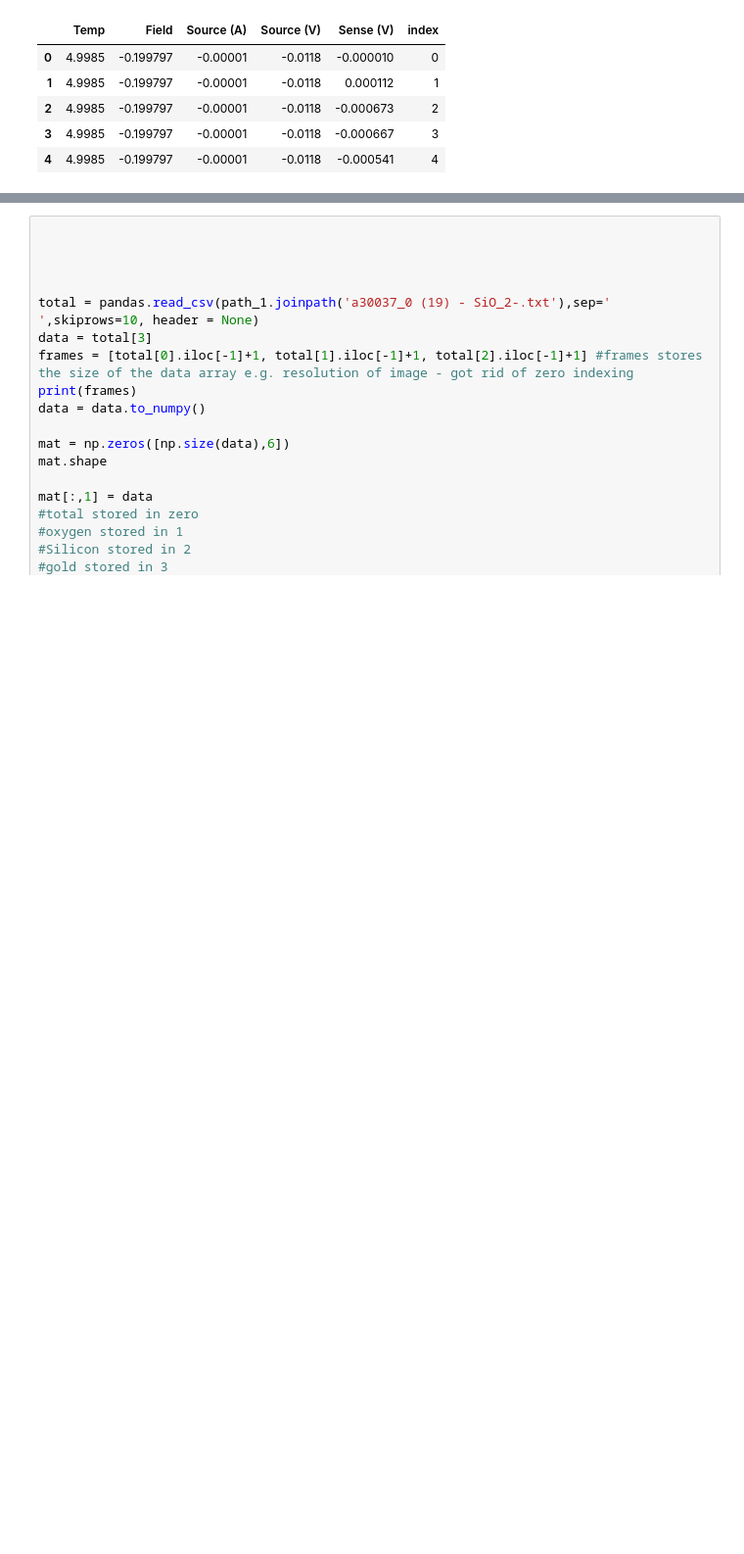
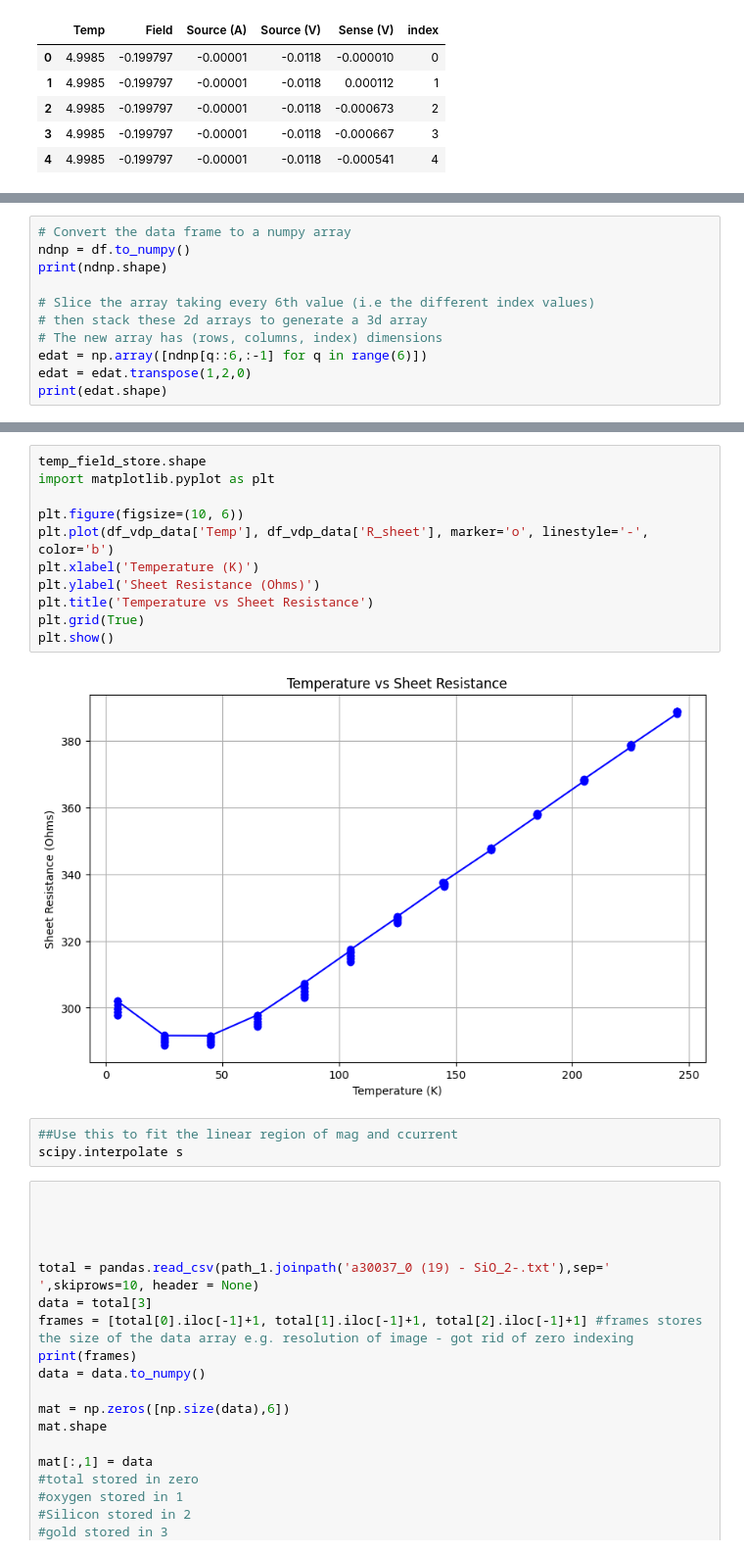
Before and after one commit to hc3413/Electronic_properties_of_thin_films, a Jupyter notebook: Analysis.ipynb, the cells around one changed output, grey strips where cells are left out. Shown at 98% size. Saved outputs shown, nothing was run; the diff lists cells and outputs as text; blank space fills up the shorter version.

Commit message:
finished rough vdp plot

```diff
--- a/Analysis.ipynb
+++ b/Analysis.ipynb
@@ -58,0 +93,11 @@ total = pandas.read_csv(path_1.joinpath('JT029_SrRuO3_171024_Combined'),sep=' ',
+# %%
+# Convert the data frame to a numpy array
+ndnp = df.to_numpy()
+print(ndnp.shape)
+
+# Slice the array taking every 6th value (i.e the different index values)
+# then stack these 2d arrays to generate a 3d array
+# The new array has (rows, columns, index) dimensions
+edat = np.array([ndnp[q::6,:-1] for q in range(6)])
+edat = edat.transpose(1,2,0)
+print(edat.shape)
@@ -59,3 +211,19 @@ total = pandas.read_csv(path_1.joinpath('JT029_SrRuO3_171024_Combined'),sep=' ',
+# %%
+temp_field_store.shape
+import matplotlib.pyplot as plt
+
+plt.figure(figsize=(10, 6))
+plt.plot(df_vdp_data['Temp'], df_vdp_data['R_sheet'], marker='o', linestyle='-', color='b')
+plt.xlabel('Temperature (K)')
+plt.ylabel('Sheet Resistance (Ohms)')
+plt.title('Temperature vs Sheet Resistance')
+plt.grid(True)
+plt.show()
+# %% [output]
+[figure, added]
+# %%
+##Use this to fit the linear region of mag and ccurrent
+scipy.interpolate s
 # %%
 
 
```
Also changed, not shown: parts of 5 cells of this notebook, 3 other files.
